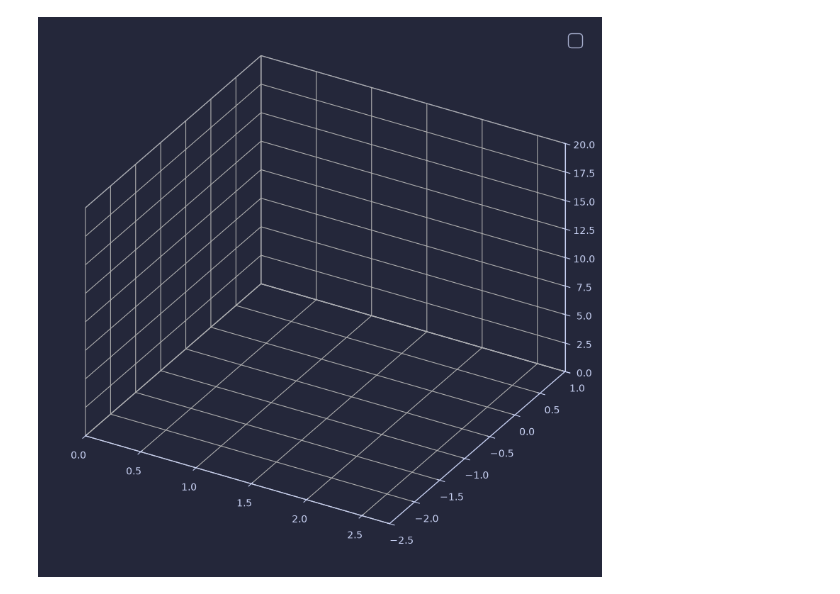
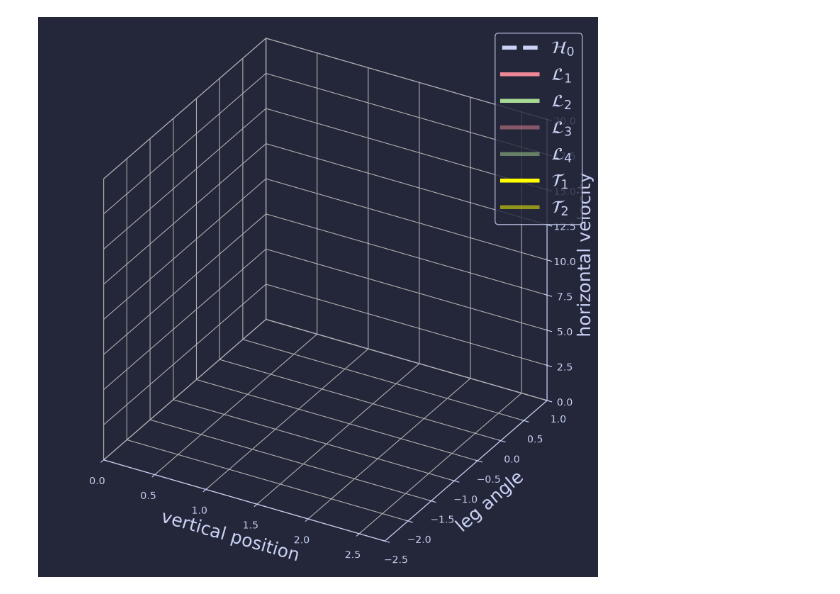
Before and after one commit to GLembrez/NMM-hopper, a Jupyter notebook: rendering.ipynb, the cells around one changed output. Drawn from its saved outputs; the diff is of its cells as text; code cells hidden in the pictures.

```diff
--- a/rendering.ipynb
+++ b/rendering.ipynb
@@ -43,7 +43,7 @@ def prettify3D(ax,xlabel='',ylabel='',zlabel='',title='',fgColor='#cad3f5',bgCol
     ax.yaxis.label.set_color(fgColor)
     ax.zaxis.label.set_color(fgColor)
     ax.set_facecolor(bgColor)
-    frame = ax.legend(fontsize=fontsize,labelcolor=fgColor).get_frame()
+    frame = ax.legend(fontsize=fontsize,labelcolor=fgColor,loc='upper right').get_frame()
     frame.set_facecolor(bgColor)
     frame.set_edgecolor(fgColor)
     ax.xaxis.pane.fill = False
@@ -149,15 +146,15 @@ plt.plot(S2[:,1])
 from matplotlib import colorbar,colors,colorizer
 
 idx = [1,2,3]
-Nframes = 30
+Nframes = 600
 
 surface_locomotion,faces = get_surface(50,data_locomotion[4],solver)
 norm = colors.Normalize(vmin=faces.min(), vmax=faces.max())
 fcolor = cm.cool(norm(faces))[:-1, :-1]
-fig_surface = plt.figure(figsize=(10,10),facecolor=bgColor)
+fig_surface = plt.figure(figsize=(10,10),facecolor=bgColor,dpi=200)
 ax = fig_surface.add_subplot(1,1,1,projection='3d')
-ax.plot_surface(surface_locomotion[:,idx[0]], surface_locomotion[:,idx[1]], surface_locomotion[:,idx[2]],facecolors=fcolor,shade=False, edgecolor='none', alpha=0.1)
-ax.plot(surface_locomotion[:,idx[0],solver.N_F],surface_locomotion[:,idx[1],solver.N_F],surface_locomotion[:,idx[2],solver.N_F],linewidth = 2, color='#ffff00', label='generator')
+ax.plot_surface(surface_locomotion[:,idx[0]], surface_locomotion[:,idx[1]], surface_locomotion[:,idx[2]],facecolors=fcolor,shade=False, edgecolor='none', alpha=0.9)
+# ax.plot(surface_locomotion[:,idx[0],solver.N_F],surface_locomotion[:,idx[1],solver.N_F],surface_locomotion[:,idx[2],solver.N_F],linewidth = 2, color='#ffff00', label='generator')
 x_min,x_max = ax.get_xlim()
 
 
@@ -186,5 +183,5 @@ ani = animation.FuncAnimation(
     fig_surface, animate, Nframes, interval=1, blit=True)
 
 writervideo = animation.FFMpegWriter(fps=30)
-ani.save('output/test.mp4', writer=writervideo, savefig_kwargs=dict(facecolor=bgColor))
+ani.save('output/surface.mp4', writer=writervideo, savefig_kwargs=dict(facecolor=bgColor))
 # %% [output]
@@ -218,9 +215,3 @@ def plot_generator(ax,branch,c,lw,STEP_SIZE,IDX,linestyle='-',d=1,plot_TP=False)
         ax.plot(traj[-1,IDX[0]],-d*traj[-1,IDX[1]],-d*traj[-1,IDX[2]],marker='o' if np.abs(traj[-1,3])<1e-2 else 'x',ms=10,color='#fe7f2d')
         for i in idx_TP:
             ax.plot(traj[i,IDX[0]],-d*traj[i,IDX[1]],-d*traj[i,IDX[2]],marker='d' ,ms=10,color='#fe7f2d')
-# %%
-
-Elist = np.linspace(0,Emax,Nframes)
-ylist = np.linspace(1,2.6,1000)
-ydata = ylist[np.argwhere(ylist<=3)]
-(ydata.reshape((-1,)),np.zeros((ydata.shape[0],)),np.zeros((ydata.shape[0],)))
@@ -245,12 +218,12 @@ ydata = ylist[np.argwhere(ylist<=3)]
 # %%
 Emax = max(L1[:,-1])
-fig_generator = plt.figure(figsize=(10,10),facecolor=bgColor)
+fig_generator = plt.figure(figsize=(10,10),facecolor=bgColor,dpi=200)
 Nframes = 300
 Elist = np.geomspace(1,Emax,Nframes)
 ylist = np.linspace(1,2.6,1000)
 ax = fig_generator.add_subplot(1,1,1,projection='3d')
 ax.set_proj_type('ortho')
-
+ax.set_box_aspect((4,4,4))
 
 def animate(i):
     # ax.view_init(elev=35. - 20/Nframes * i, azim=45-(360/(3*Nframes)) * i)
@@ -305,42 +278,42 @@ def animate(i):
         S2[np.argwhere(S2[:,-1]<=Elim).reshape((-1,)),1],
         S2[np.argwhere(S2[:,-1]<=Elim).reshape((-1,)),2],
         S2[np.argwhere(S2[:,-1]<=Elim).reshape((-1,)),3]
     )
     ydata = ylist[np.argwhere(ylist<=Elim)]
     plot_L0.set_data_3d(ydata.reshape((-1,)),np.zeros((ydata.shape[0],)),np.zeros((ydata.shape[0],)))
 
 
 # for c,M in zip(['#8aadf4','#a6da95','#8aadf4','#a6da95'],[data_locomotion[i] for i in [2,4,6,8]]):
 #     plot_generator(ax,M,c,2,0.01,idx,plot_TP=False)
 # for M in [data_switch[i] for i in [2,4]]:
 #     plot_generator(ax,M,'#ed8796',2,0.01,idx,linestyle='-.',plot_TP=False)
 # x_min,x_max = ax.get_xlim()
 # ax.plot([x_min,x_max],[0,0],[0,0],'--',zorder=0,color=mainColor)
 
 ax.set_xlim(0,2.75)
 ax.set_ylim([-2.5,1])
 ax.set_zlim(0,20)
 
-(plot_L0,) = ax.plot([],[],[],color='#cad3f5',linewidth=4,linestyle='--')
-(plot_L11,) = ax.plot([],[],[],color='#8aadf4',linewidth=4)
-(plot_L21,) = ax.plot([],[],[],color='#a6da95',linewidth=4)
-(plot_L31,) = ax.plot([],[],[],color='#8aadf4',linewidth=4)
-(plot_L41,) = ax.plot([],[],[],color='#a6da95',linewidth=4)
-(plot_L12,) = ax.plot([],[],[],color='#8aadf4',linewidth=4)
+(plot_L0,) = ax.plot([],[],[],color='#cad3f5',linewidth=4,linestyle='--',label=r'$\mathcal{H}_0$')
+(plot_L11,) = ax.plot([],[],[],color='#ed8796',linewidth=4,label=r'$\mathcal{L}_1$')
+(plot_L21,) = ax.plot([],[],[],color='#a6da95',linewidth=4,label=r'$\mathcal{L}_2$')
+(plot_L31,) = ax.plot([],[],[],color='#ed8796',alpha=0.5,linewidth=4,label=r'$\mathcal{L}_3$')
+(plot_L41,) = ax.plot([],[],[],color='#a6da95',alpha=0.5,linewidth=4,label=r'$\mathcal{L}_4$')
+(plot_L12,) = ax.plot([],[],[],color='#ed8796',linewidth=4)
 (plot_L22,) = ax.plot([],[],[],color='#a6da95',linewidth=4)
-(plot_L32,) = ax.plot([],[],[],color='#8aadf4',linewidth=4)
-(plot_L42,) = ax.plot([],[],[],color='#a6da95',linewidth=4)
-(plot_S1,) = ax.plot([],[],[],color='#ed8796',linewidth=4)
-(plot_S2,) = ax.plot([],[],[],color='#ed8796',linewidth=4)
+(plot_L32,) = ax.plot([],[],[],color='#ed8796',alpha=0.5,linewidth=4)
+(plot_L42,) = ax.plot([],[],[],color='#a6da95',alpha=0.5,linewidth=4)
+(plot_S1,) = ax.plot([],[],[],color='#ffff00',linewidth=4,label=r'$\mathcal{T}_1$')
+(plot_S2,) = ax.plot([],[],[],color='#ffff00',linewidth=4, alpha = 0.5,label=r'$\mathcal{T}_2$')
 # plot_L12, = ax.plot([],[],[],color='#8bd5ca',linewidth=2)
 
-prettify3D(ax)
+prettify3D(ax,xlabel='vertical position', ylabel='leg angle', zlabel='horizontal velocity')
 plt.show()
 
 ani = animation.FuncAnimation(
     fig_generator, animate, Nframes, interval=1, blit=True)
 
 writervideo = animation.FFMpegWriter(fps=30)
 ani.save('output/generators.mp4', writer=writervideo, savefig_kwargs=dict(facecolor=bgColor))
 # %% [output]
-[figure, old version]
+[figure, new version]
```
Also changed, not shown: parts of 11 cells of this notebook, 3 other files.
